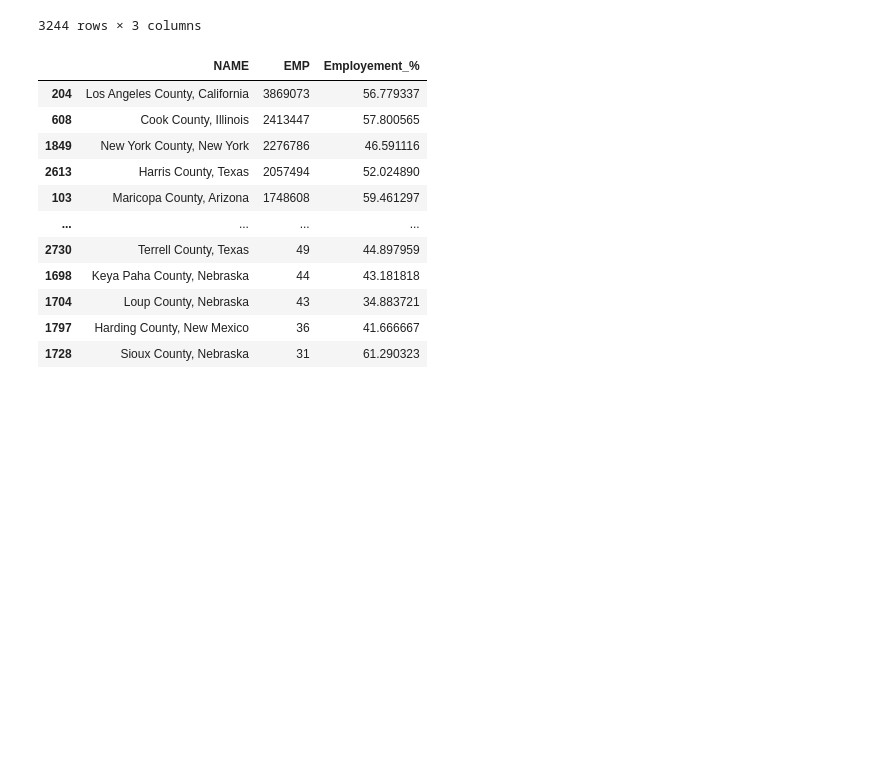
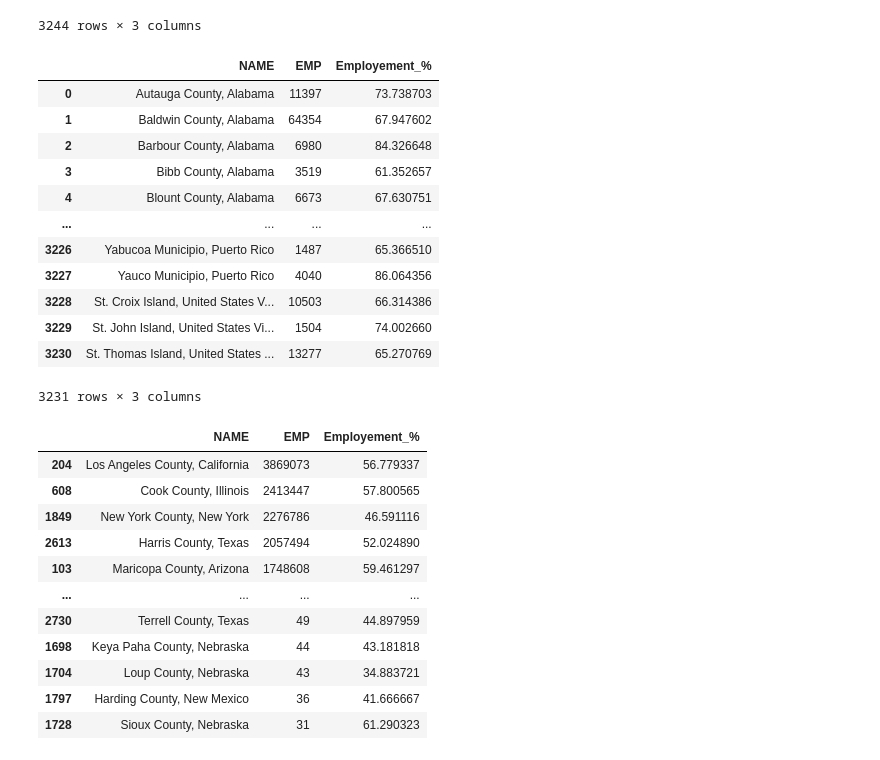
Before and after one commit to YizhouTang/2020-Duke-Datathon, a Jupyter notebook: datathon.ipynb, the cells around one changed output. Saved outputs shown, nothing was run; the diff lists cells and outputs as text; code cells hidden in the pictures; blank space fills up the shorter version.

```diff
--- a/datathon.ipynb
+++ b/datathon.ipynb
@@ -80,6 +82,21 @@ df = temp01.sort_values('Employement_%',ascending=False)
 temp6 = pd.merge(temp[temp['NAICS2017_LABEL']=='Total for all sectors'][['NAME','EMP']],df,on='NAME')
 # %%
 temp6['EMP'] = temp6['EMP'].astype('int64')
+temp6
+# %% [output]
+|  | NAME | EMP | Employement_% |
+| 0 | Autauga County, Alabama | 11397 | 73.738703 |
+| 1 | Baldwin County, Alabama | 64354 | 67.947602 |
+| 2 | Barbour County, Alabama | 6980 | 84.326648 |
+| 3 | Bibb County, Alabama | 3519 | 61.352657 |
+| 4 | Blount County, Alabama | 6673 | 67.630751 |
+| ... | ... | ... | ... |
+| 3226 | Yabucoa Municipio, Puerto Rico | 1487 | 65.366510 |
+| 3227 | Yauco Municipio, Puerto Rico | 4040 | 86.064356 |
+| 3228 | St. Croix Island, United States V... | 10503 | 66.314386 |
+| 3229 | St. John Island, United States Vi... | 1504 | 74.002660 |
+| 3230 | St. Thomas Island, United States ... | 13277 | 65.270769 |
+3231 rows × 3 columns
 # %%
 temp6.sort_values(['EMP','Employement_%'], ascending=False)
 # %% [output]
```
Also changed, not shown: parts of 16 cells of this notebook, 2 other files.
